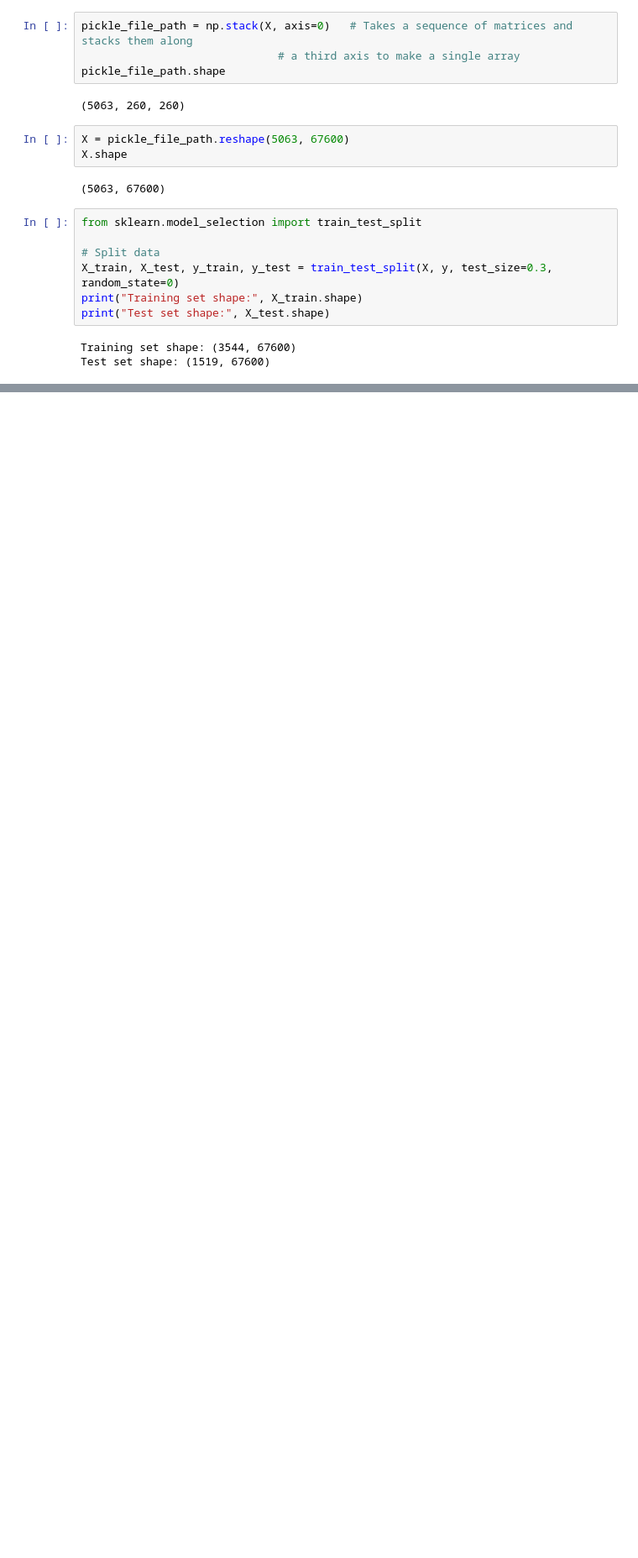
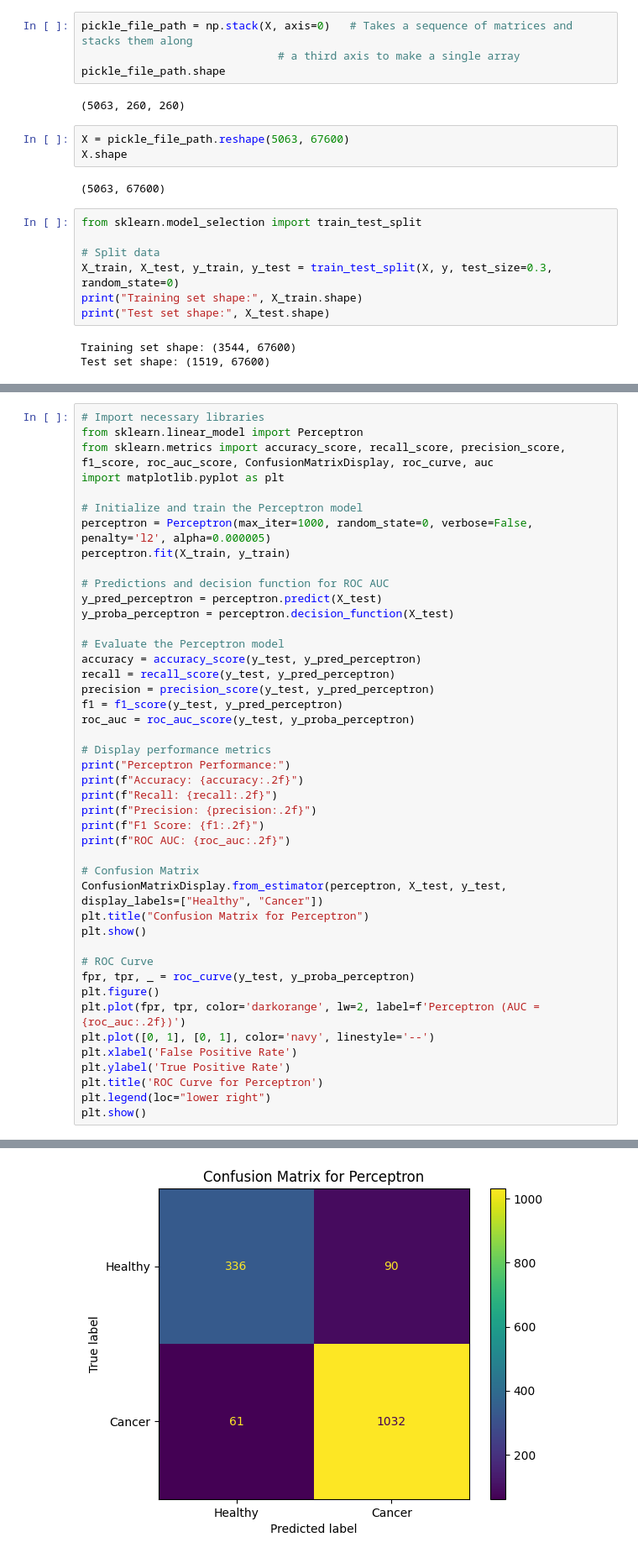
Before and after one commit to chaveroricardo/perceptron, a Jupyter notebook: Notebooks/EsophagusCancer.ipynb, the cells around one changed output, grey strips where cells are left out. Shown at 84% size. Drawn from its saved outputs; the diff is of its cells as text; blank space fills up the shorter version.

```diff
--- a/Notebooks/EsophagusCancer.ipynb
+++ b/Notebooks/EsophagusCancer.ipynb
@@ -124,0 +64,45 @@ ROC AUC: 0.95
+# %%
+# Import necessary libraries
+from sklearn.linear_model import Perceptron
+from sklearn.metrics import accuracy_score, recall_score, precision_score, f1_score, roc_auc_score, ConfusionMatrixDisplay, roc_curve, auc
+import matplotlib.pyplot as plt
+
+# Initialize and train the Perceptron model
+perceptron = Perceptron(max_iter=1000, random_state=0, verbose=False, penalty='l2', alpha=0.000005)
+perceptron.fit(X_train, y_train)
+
+# Predictions and decision function for ROC AUC
+y_pred_perceptron = perceptron.predict(X_test)
+y_proba_perceptron = perceptron.decision_function(X_test)
+
+# Evaluate the Perceptron model
+accuracy = accuracy_score(y_test, y_pred_perceptron)
+recall = recall_score(y_test, y_pred_perceptron)
+precision = precision_score(y_test, y_pred_perceptron)
+f1 = f1_score(y_test, y_pred_perceptron)
+roc_auc = roc_auc_score(y_test, y_proba_perceptron)
+
+# Display performance metrics
+print("Perceptron Performance:")
+print(f"Accuracy: {accuracy:.2f}")
+print(f"Recall: {recall:.2f}")
+print(f"Precision: {precision:.2f}")
+print(f"F1 Score: {f1:.2f}")
+print(f"ROC AUC: {roc_auc:.2f}")
+
+# Confusion Matrix
+ConfusionMatrixDisplay.from_estimator(perceptron, X_test, y_test, display_labels=["Healthy", "Cancer"])
+plt.title("Confusion Matrix for Perceptron")
+plt.show()
+
+# ROC Curve
+fpr, tpr, _ = roc_curve(y_test, y_proba_perceptron)
+plt.figure()
+plt.plot(fpr, tpr, color='darkorange', lw=2, label=f'Perceptron (AUC = {roc_auc:.2f})')
+plt.plot([0, 1], [0, 1], color='navy', linestyle='--')
+plt.xlabel('False Positive Rate')
+plt.ylabel('True Positive Rate')
+plt.title('ROC Curve for Perceptron')
+plt.legend(loc="lower right")
+plt.show()
+# %% [output]
@@ -124,0 +115 @@ ROC AUC: 0.95
+[figure, added]
```
Also changed, not shown: parts of 5 cells of this notebook.
